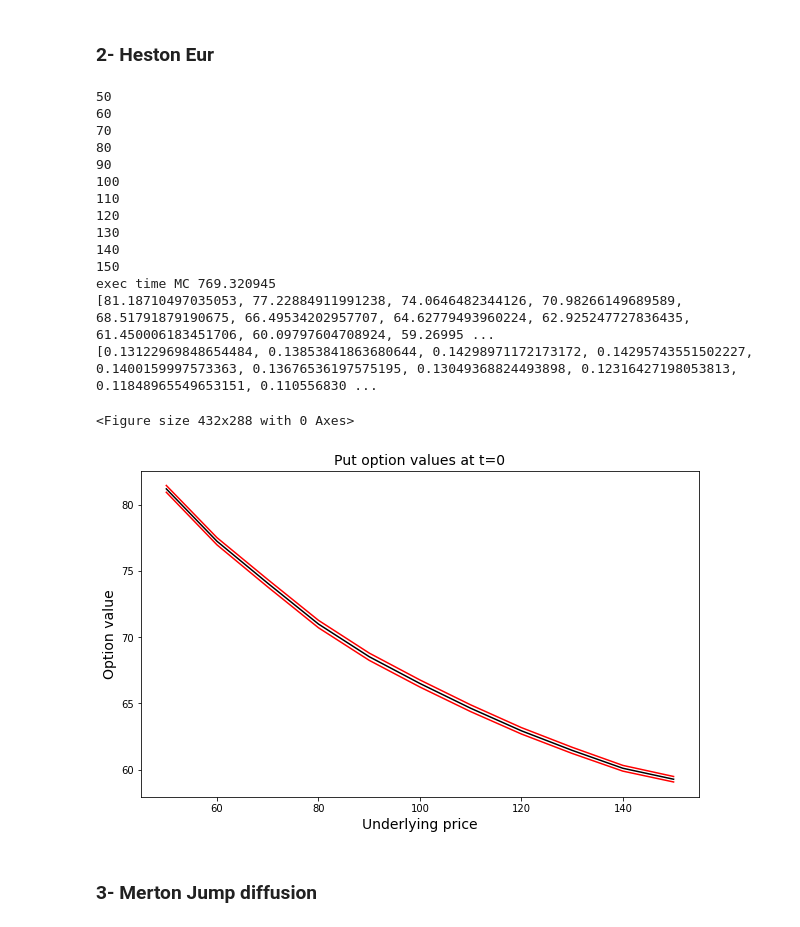
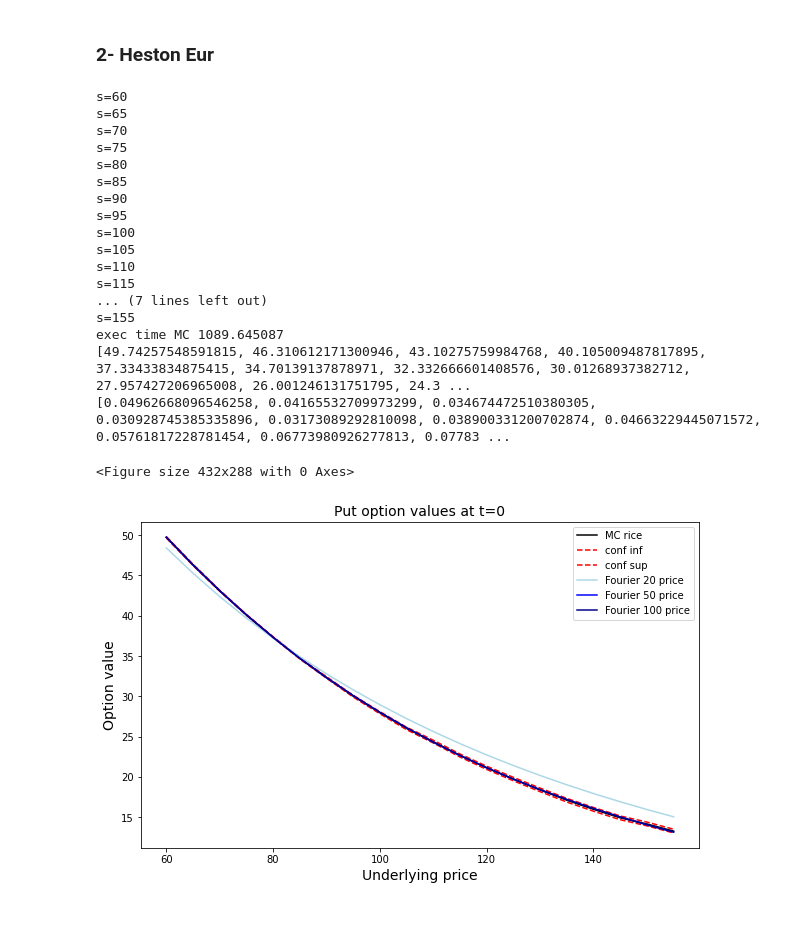
Before and after one commit to ppierrot2/pricing-methods-python, a Jupyter notebook: notebooks/pricing_Fourier.ipynb, the cells around one changed output. Cells and saved outputs as stored; diff of their text form; code cells hidden in the pictures.

```diff
--- a/notebooks/pricing_Fourier.ipynb
+++ b/notebooks/pricing_Fourier.ipynb
@@ -120,7 +120,7 @@ rho = -0.3
 model = HestonProcess(v_init, v, kappa, gamma, rho)
 # %%
 npv_mc, std_mc = [], []
-s_vals = range(50, 160,10)
+s_vals = range(60, 160, 5)
 
 riskfree = 0.05
 maturity = 1
@@ -128,8 +128,8 @@ S0 = 100
 K = 110
 
 strtime = datetime.now()
-for s in range(50, 160,10):
-    print(s)
+for s in s_vals:
+    print(f's={s}')
     npv_mc.append(eur_mc_price(model, s, K, riskfree, maturity, call=False, n_path=10000, n_step=5000)[0])
     std_mc.append(eur_mc_price(model, s, K, riskfree, maturity, call=False, n_path=10000, n_step=5000)[1])
 endtime = datetime.now()
@@ -137,34 +137,58 @@ print('exec time MC', (endtime-strtime).total_seconds())
 print(npv_mc)
 print(std_mc)
 # %% [output]
-50
-60
-70
-80
-90
-100
-110
-120
-130
-140
-150
-exec time MC 769.320945
-[81.18710497035053, 77.22884911991238, 74.0646482344126, 70.98266149689589, 68.51791879190675, 66.49534202957707, 64.62779493960224, 62.925247727836435, 61.450006183451706, 60.09797604708924, 59.26995 ...
-[0.13122969848654484, 0.13853841863680644, 0.14298971172173172, 0.14295743551502227, 0.1400159997573363, 0.13676536197575195, 0.13049368824493898, 0.12316427198053813, 0.11848965549653151, 0.110556830 ...
+s=60
+s=65
+s=70
+s=75
+s=80
+s=85
+s=90
+s=95
+s=100
+s=105
+s=110
+s=115
+... (7 lines left out)
+s=155
+exec time MC 1089.645087
+[49.74257548591815, 46.310612171300946, 43.10275759984768, 40.105009487817895, 37.33433834875415, 34.70139137878971, 32.332666601408576, 30.01268937382712, 27.957427206965008, 26.001246131751795, 24.3 ...
+[0.04962668096546258, 0.04165532709973299, 0.034674472510380305, 0.030928745385335896, 0.03173089292810098, 0.038900331200702874, 0.04663229445071572, 0.05761817228781454, 0.06773980926277813, 0.07783 ...
+# %%
+npv_fourier, npv_fourier_50, npv_fourier_100 = [], [], []
+
+s_vals = range(60, 160, 5)
+
+riskfree = 0.05
+maturity = 1
+S0 = 100
+K = 110
+
+strtime = datetime.now()
+for s in s_vals:
+    npv_fourier.append(eur_fourier_price(model, s, K, riskfree, maturity, call=False, n_coef=20))
+    npv_fourier_50.append(eur_fourier_price(model, s, K, riskfree, maturity, call=False, n_coef=50))
+    npv_fourier_100.append(eur_fourier_price(model, s, K, riskfree, maturity, call=False, n_coef=100))
+
+endtime = datetime.now()
 # %%
 npv_mc = np.array(npv_mc)
 conf_sup = np.array([npv_mc[i]+1.96*std_mc[i] for i in range(len(npv_mc))])
 conf_inf = np.array([npv_mc[i]-1.96*std_mc[i] for i in range(len(npv_mc))])
 
 plt.figure()
 plt.figure(figsize = (10,6))
 plt.plot(s_vals, npv_mc, color='black', label='MC rice')
-plt.plot(s_vals, conf_sup, color='red', linestyle='-', label='conf inf')
-plt.plot(s_vals, conf_inf, color='red', linestyle='-',label='conf sup')
+plt.plot(s_vals, conf_sup, color='red', linestyle='--', label='conf inf')
+plt.plot(s_vals, conf_inf, color='red', linestyle='--',label='conf sup')
+plt.plot(s_vals, np.array(npv_fourier), color='lightblue', label='Fourier 20 price')
+plt.plot(s_vals, np.array(npv_fourier_50), color='blue', label='Fourier 50 price')
+plt.plot(s_vals, np.array(npv_fourier_100), color='darkblue', label='Fourier 100 price')
 plt.title("Put option values at t=0", fontsize=14)
 plt.xlabel("Underlying price", fontsize=14)
 plt.ylabel("Option value", fontsize=14)
+plt.legend()
 plt.show()
 # %% [output]
 <Figure size 432x288 with 0 Axes>
-[figure, old version]
+[figure, new version]
@@ -186,2 +194,0 @@ endtime = datetime.now()
-# %% [markdown]
-### 3- Merton Jump diffusion
```
Also changed, not shown: parts of 14 cells of this notebook, 1 other file.
